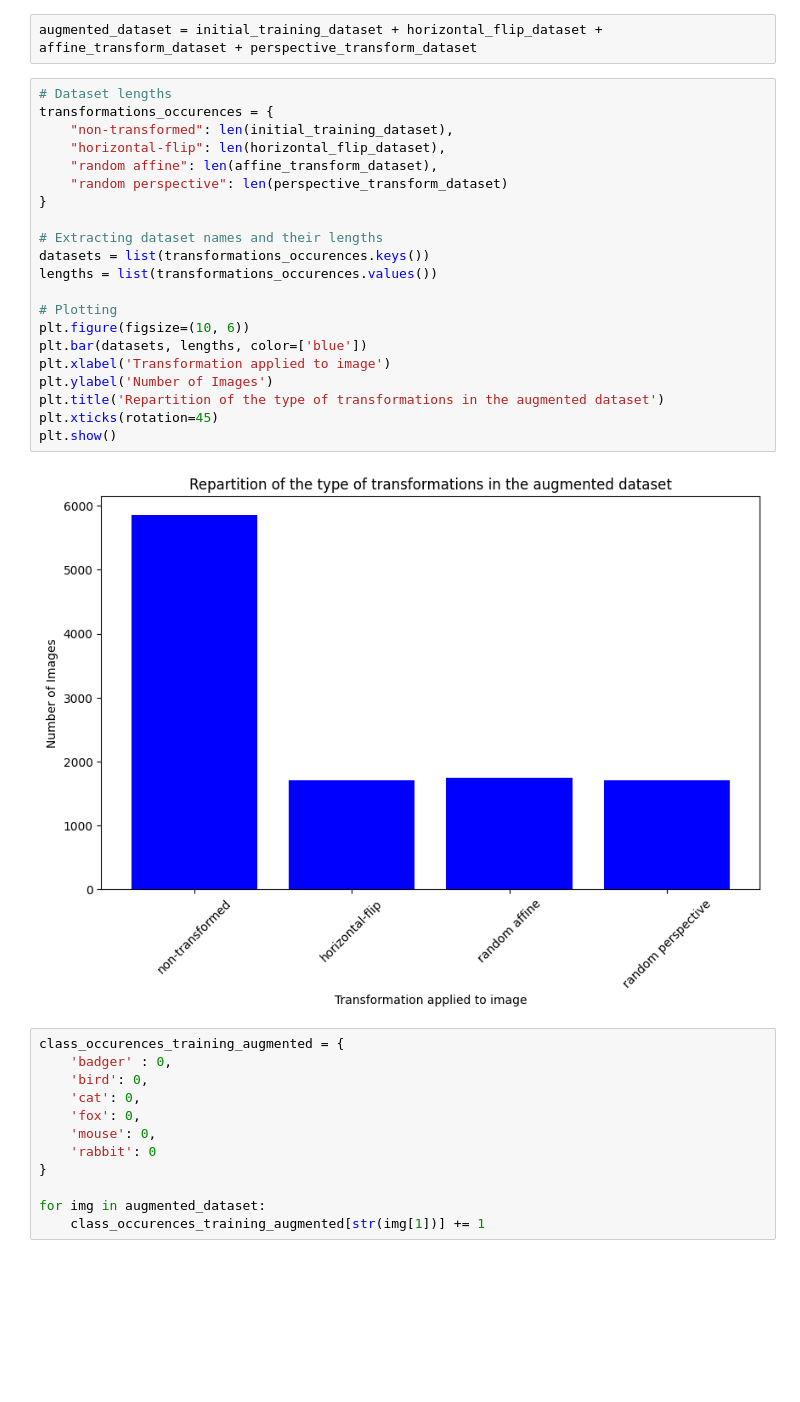
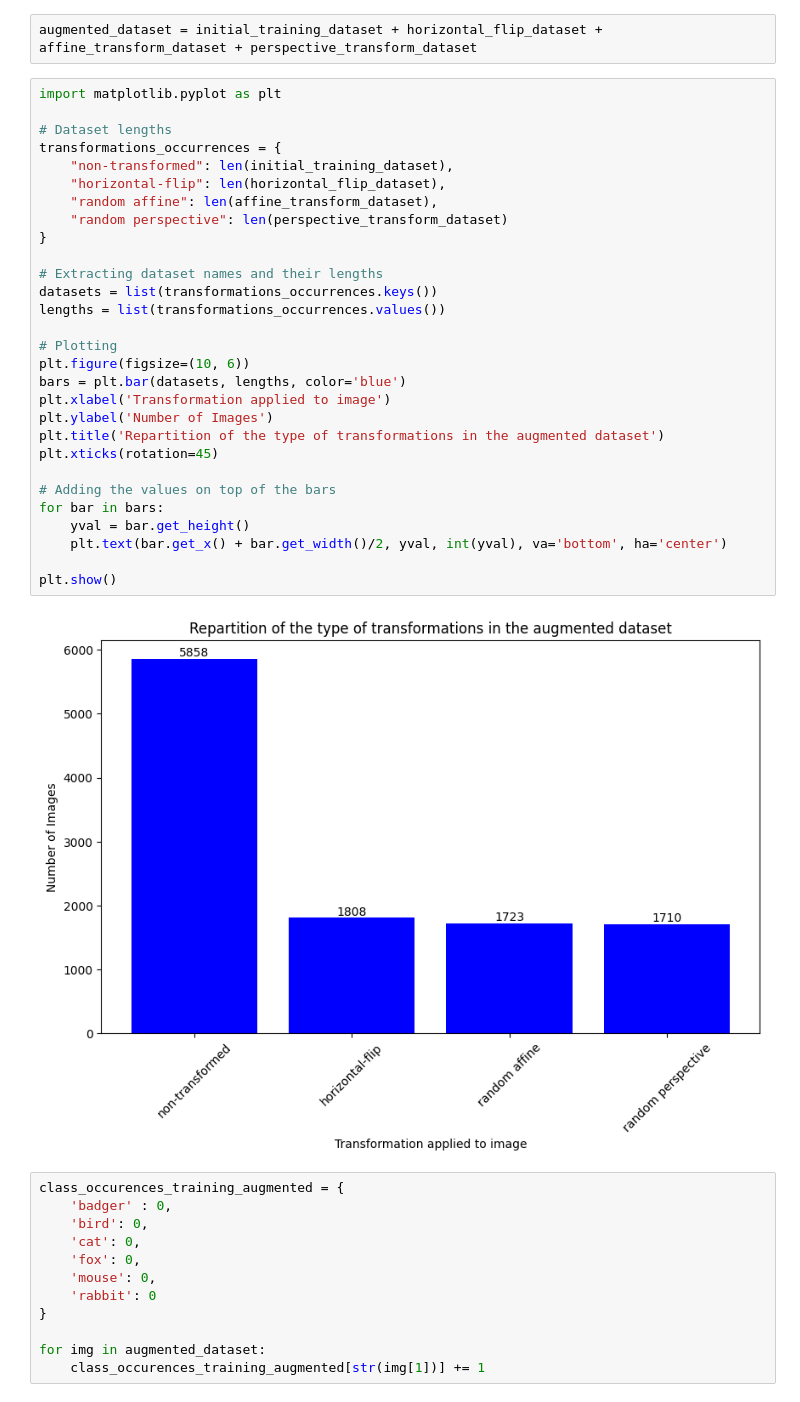
Before and after one commit to Sidiplayer/Animal-Traking, a Jupyter notebook: both_finetuning.ipynb, the cells around one changed output. Saved outputs shown, nothing was run; the diff lists cells and outputs as text; blank space fills up the shorter version.

```diff
--- a/both_finetuning.ipynb
+++ b/both_finetuning.ipynb
@@ -236,28 +236,36 @@ plot_images(4, perspective_transform_dataset, 200)
 # %%
 augmented_dataset = initial_training_dataset + horizontal_flip_dataset + affine_transform_dataset + perspective_transform_dataset
 # %%
+import matplotlib.pyplot as plt
+
 # Dataset lengths
-transformations_occurences = {
+transformations_occurrences = {
     "non-transformed": len(initial_training_dataset),
     "horizontal-flip": len(horizontal_flip_dataset),
     "random affine": len(affine_transform_dataset),
     "random perspective": len(perspective_transform_dataset)
 }
 
 # Extracting dataset names and their lengths
-datasets = list(transformations_occurences.keys())
-lengths = list(transformations_occurences.values())
+datasets = list(transformations_occurrences.keys())
+lengths = list(transformations_occurrences.values())
 
 # Plotting
 plt.figure(figsize=(10, 6))
-plt.bar(datasets, lengths, color=['blue'])
+bars = plt.bar(datasets, lengths, color='blue')
 plt.xlabel('Transformation applied to image')
 plt.ylabel('Number of Images')
 plt.title('Repartition of the type of transformations in the augmented dataset')
 plt.xticks(rotation=45)
+
+# Adding the values on top of the bars
+for bar in bars:
+    yval = bar.get_height()
+    plt.text(bar.get_x() + bar.get_width()/2, yval, int(yval), va='bottom', ha='center')
+
 plt.show()
 # %% [output]
-[figure, old version]
+[figure, new version]
 # %%
 class_occurences_training_augmented = {
     'badger' : 0,
```
Also changed, not shown: 2 other files.
